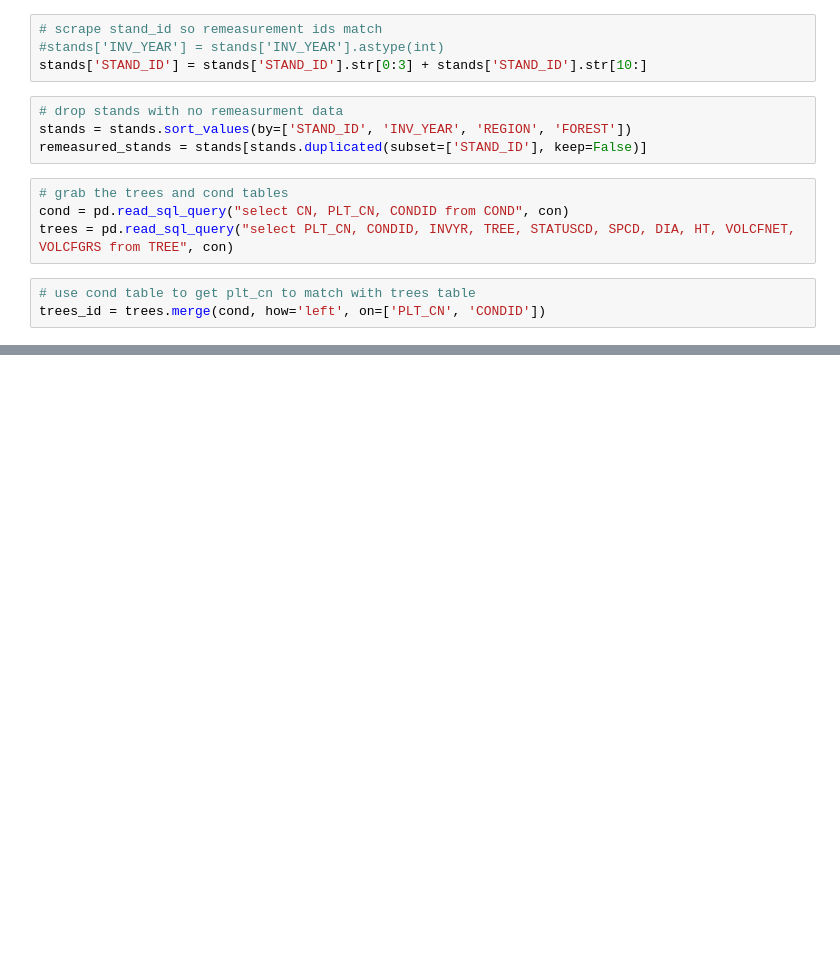
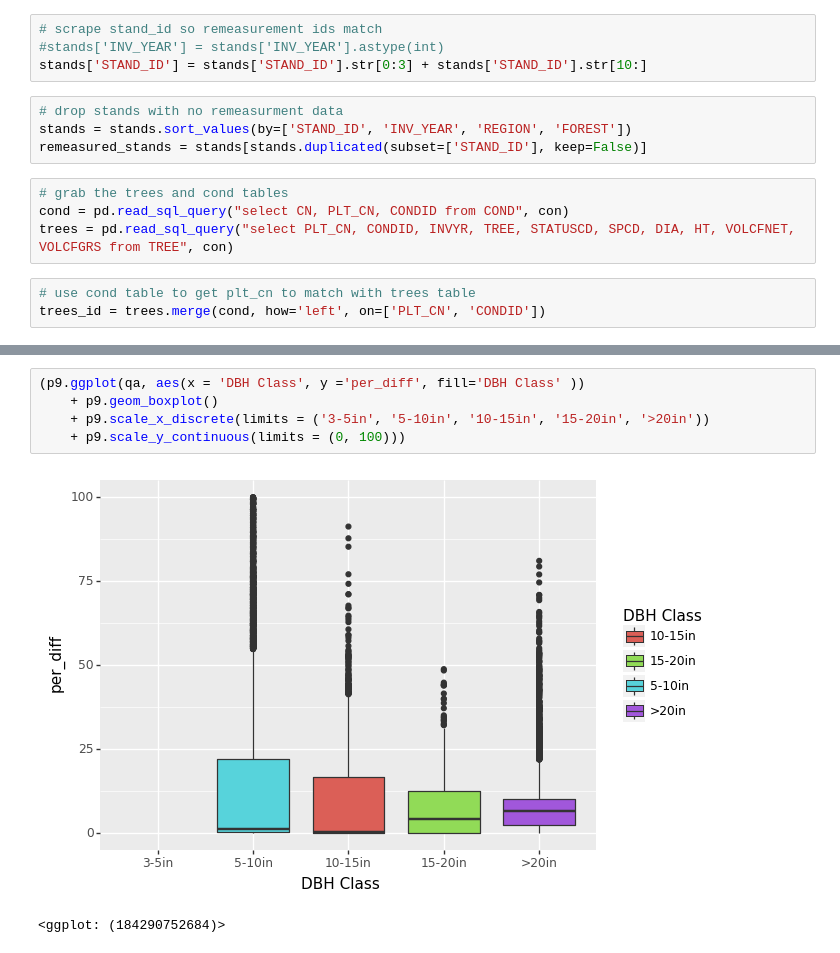
Before and after one commit to Ecotrust/calibrate_fvs, a Jupyter notebook: notebooks/FIA_GroundtruthData.ipynb, the cells around one changed output, grey strips where cells are left out. Drawn from its saved outputs; the diff is of its cells as text; blank space fills up the shorter version.

```diff
--- a/notebooks/FIA_GroundtruthData.ipynb
+++ b/notebooks/FIA_GroundtruthData.ipynb
@@ -49,0 +88,8 @@ stand_trees.to_excel(r'D:\fvs_calibration\data\interim\NC_trees_for_NVEL.xlsx')
+# %%
+(p9.ggplot(qa, aes(x = 'DBH Class', y ='per_diff', fill='DBH Class' ))
+    + p9.geom_boxplot()
+    + p9.scale_x_discrete(limits = ('3-5in', '5-10in', '10-15in', '15-20in', '>20in'))
+    + p9.scale_y_continuous(limits = (0, 100)))
+# %% [output]
+[figure, added]
+<ggplot: (184290752684)>
```
Also changed, not shown: parts of 10 cells of this notebook.
